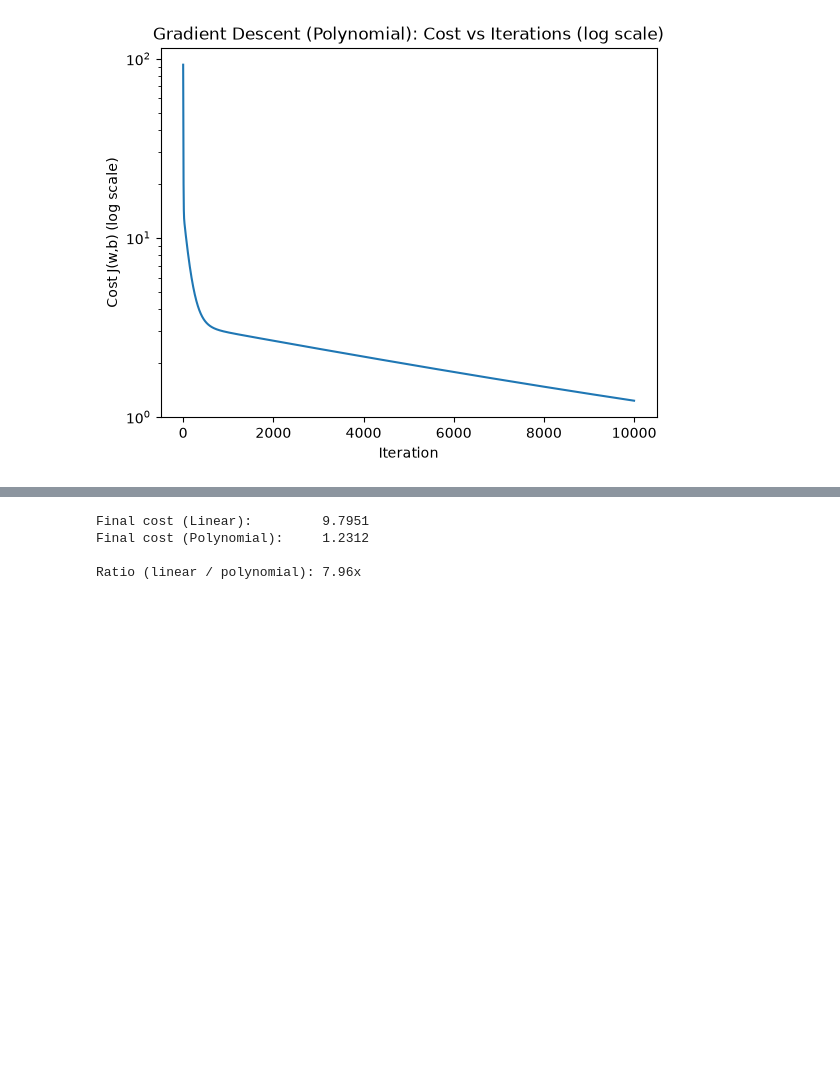
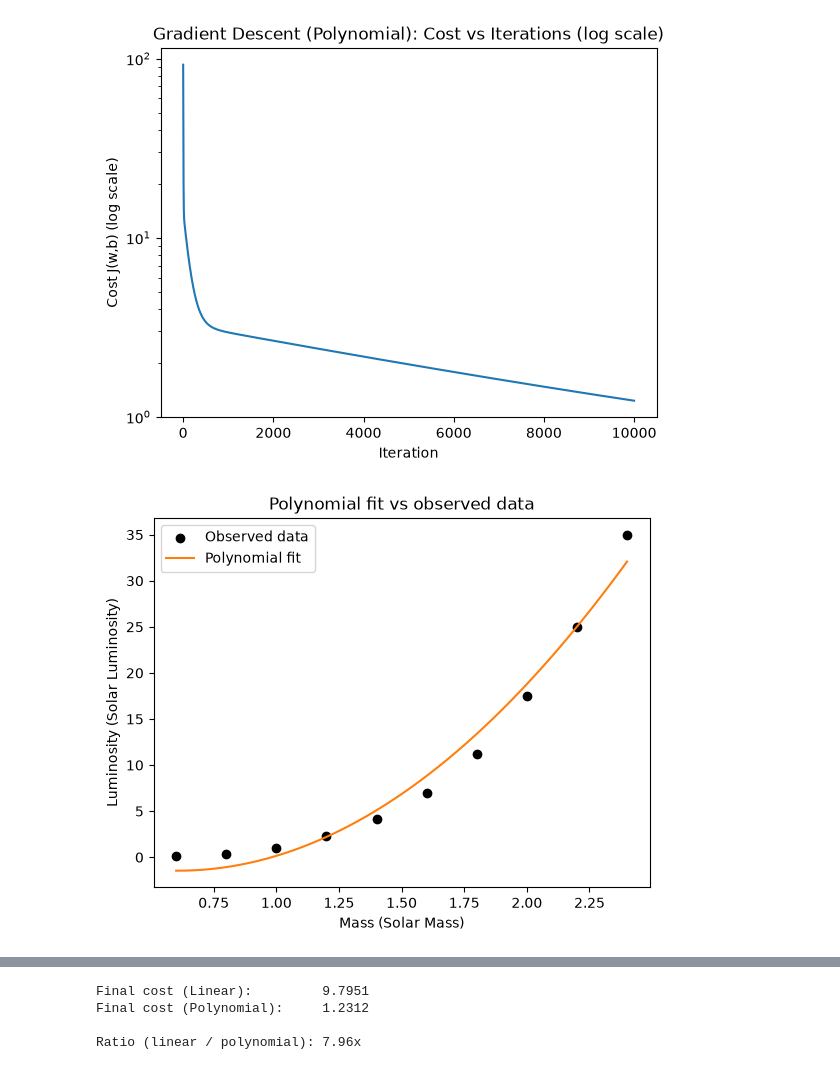
Before and after one commit to daniel-pm19/stellar-luminosity-regresion-refresher, a Jupyter notebook: stellar_luminosity_hands_on.ipynb, the cells around one changed output, grey strips where cells are left out. Drawn from its saved outputs; the diff is of its cells as text; code cells hidden in the pictures; blank space fills up the shorter version.

```diff
--- a/stellar_luminosity_hands_on.ipynb
+++ b/stellar_luminosity_hands_on.ipynb
@@ -315,3 +326,16 @@ plt.show()
 # %% [output]
 [figure]
 [figure]
+# %%
+y_grid_poly = predict(np.array([mass_grid, mass_grid ** 2]).T, w_learned_poly, b_learned_poly)
+
+plt.figure()
+plt.scatter(mass, luminosity, label="Observed data", color="black")
+plt.plot(mass_grid, y_grid_poly, label="Polynomial fit", color="tab:orange")
+plt.xlabel("Mass (Solar Mass)")
+plt.ylabel("Luminosity (Solar Luminosity)")
+plt.title("Polynomial fit vs observed data")
+plt.legend()
+plt.show()
+# %% [output]
+[figure, added]
```
Also changed, not shown: parts of 21 cells of this notebook.
